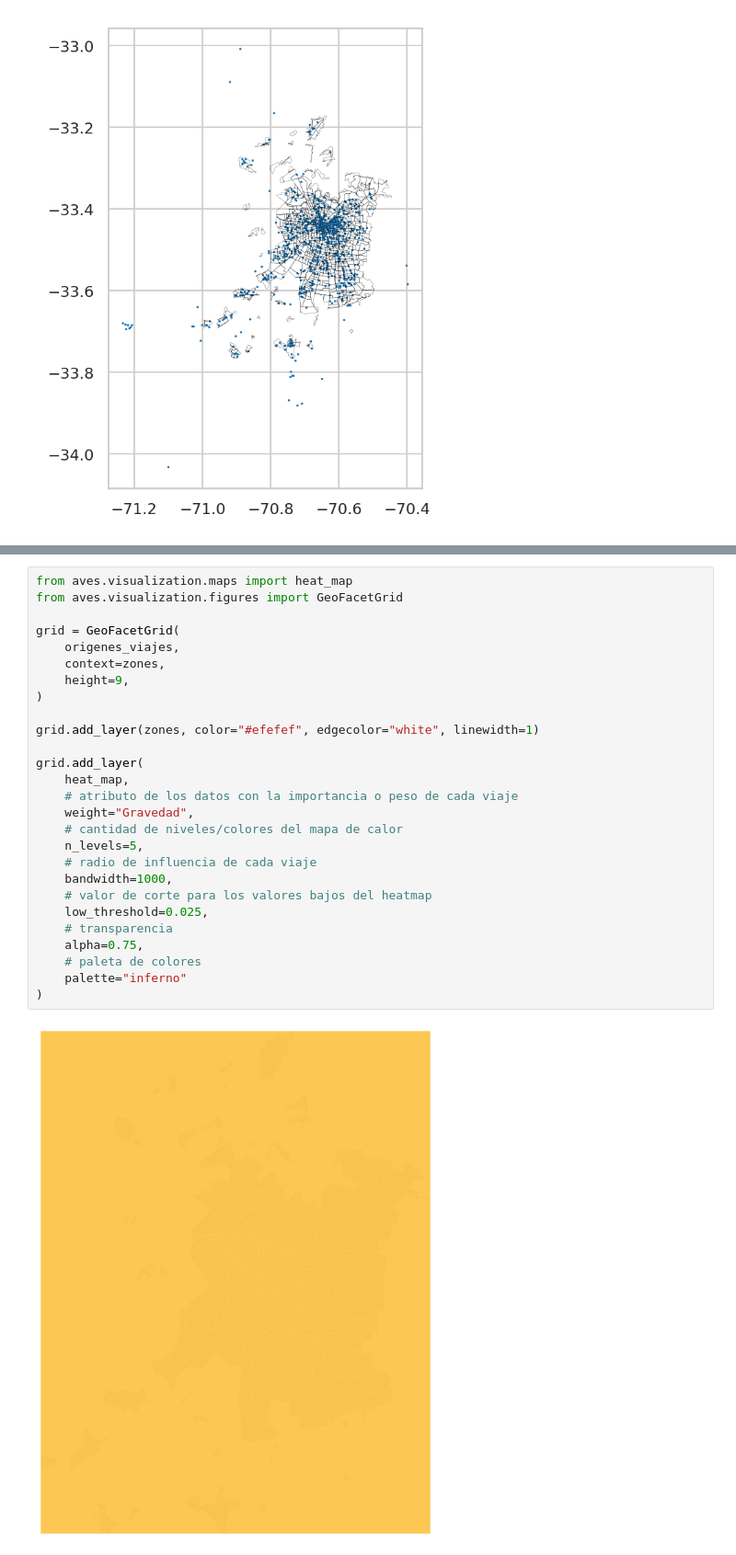
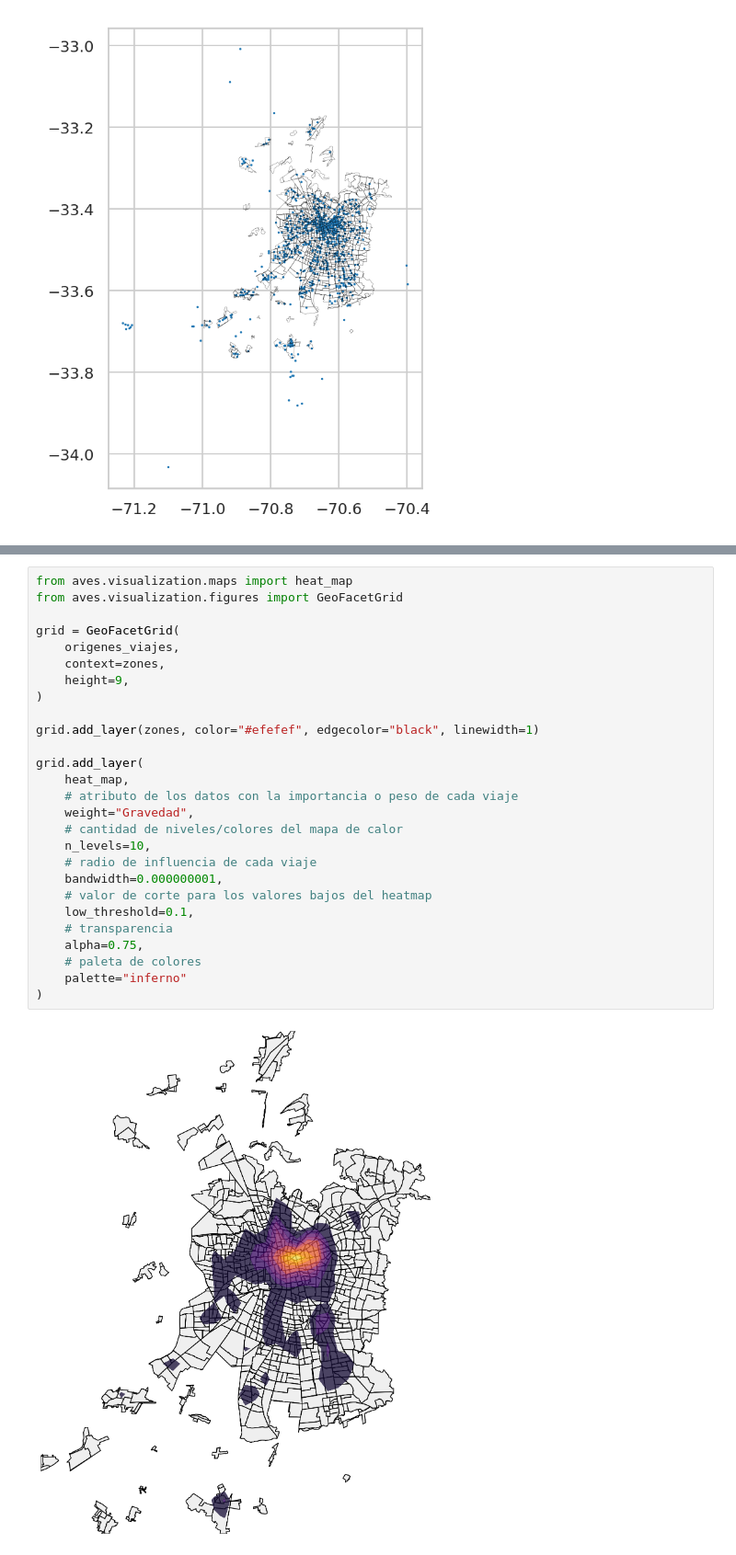
Before and after one commit to IgnacioTorr/aves, a Jupyter notebook: notebooks/vis-course/2024-otoño/Hito.ipynb, the cells around one changed output, grey strips where cells are left out. Shown at 92% size. Cells and saved outputs as stored; diff of their text form.

```diff
--- a/notebooks/vis-course/2024-otoño/Hito.ipynb
+++ b/notebooks/vis-course/2024-otoño/Hito.ipynb
@@ -216,29 +212,29 @@ KeyError: 'Comuna'
 # %%
 from aves.visualization.maps import heat_map
 from aves.visualization.figures import GeoFacetGrid
 
 grid = GeoFacetGrid(
     origenes_viajes,
     context=zones,
     height=9,
 )
 
-grid.add_layer(zones, color="#efefef", edgecolor="white", linewidth=1)
+grid.add_layer(zones, color="#efefef", edgecolor="black", linewidth=1)
 
 grid.add_layer(
     heat_map,
     # atributo de los datos con la importancia o peso de cada viaje
     weight="Gravedad",
     # cantidad de niveles/colores del mapa de calor
-    n_levels=5,
+    n_levels=10,
     # radio de influencia de cada viaje
-    bandwidth=1000,
+    bandwidth=0.000000001,
     # valor de corte para los valores bajos del heatmap
-    low_threshold=0.025,
+    low_threshold=0.1,
     # transparencia
     alpha=0.75,
     # paleta de colores
     palette="inferno"
 )
 # %% [output]
-[figure, old version]
+[figure, new version]
```
Also changed, not shown: parts of 1 cell of this notebook.
